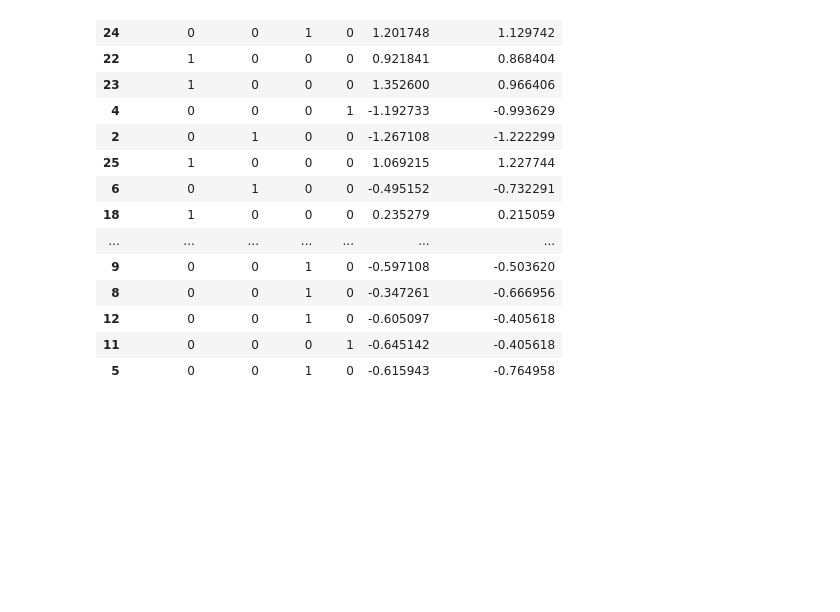
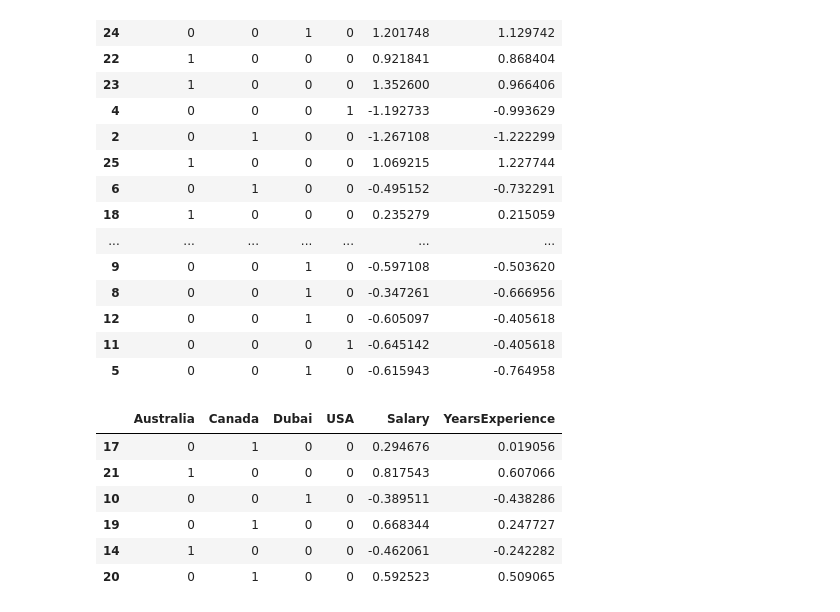
Before and after one commit to Namir50/Data-Science-Machine-learning-tutorial, a Jupyter notebook: Data Preprocessing/8_feature_scaling.ipynb, the cells around one changed output. Cells and saved outputs as stored; diff of their text form; code cells hidden in the pictures; blank space fills up the shorter version.

```diff
--- a/Data Preprocessing/8_feature_scaling.ipynb
+++ b/Data Preprocessing/8_feature_scaling.ipynb
@@ -101,3 +105,18 @@ X_train
 | 12 | 0 | 0 | 1 | 0 | -0.605097 | -0.405618 |
 | 11 | 0 | 0 | 0 | 1 | -0.645142 | -0.405618 |
 | 5 | 0 | 0 | 1 | 0 | -0.615943 | -0.764958 |
+# %%
+X_test.iloc[:,4:] = sc.transform(X_test.iloc[:,4:])
+                                                    #here we have not put fit because we do
+                                                    #not want the algorithm or program to know the mean and standard deviation
+                                                    #of test data here which is X_test
+# %%
+X_test
+# %% [output]
+|  | Australia | Canada | Dubai | USA | Salary | YearsExperience |
+| 17 | 0 | 1 | 0 | 0 | 0.294676 | 0.019056 |
+| 21 | 1 | 0 | 0 | 0 | 0.817543 | 0.607066 |
+| 10 | 0 | 0 | 1 | 0 | -0.389511 | -0.438286 |
+| 19 | 0 | 1 | 0 | 0 | 0.668344 | 0.247727 |
+| 14 | 1 | 0 | 0 | 0 | -0.462061 | -0.242282 |
+| 20 | 0 | 1 | 0 | 0 | 0.592523 | 0.509065 |
```
Also changed, not shown: parts of 2 cells of this notebook, 2 other files.
